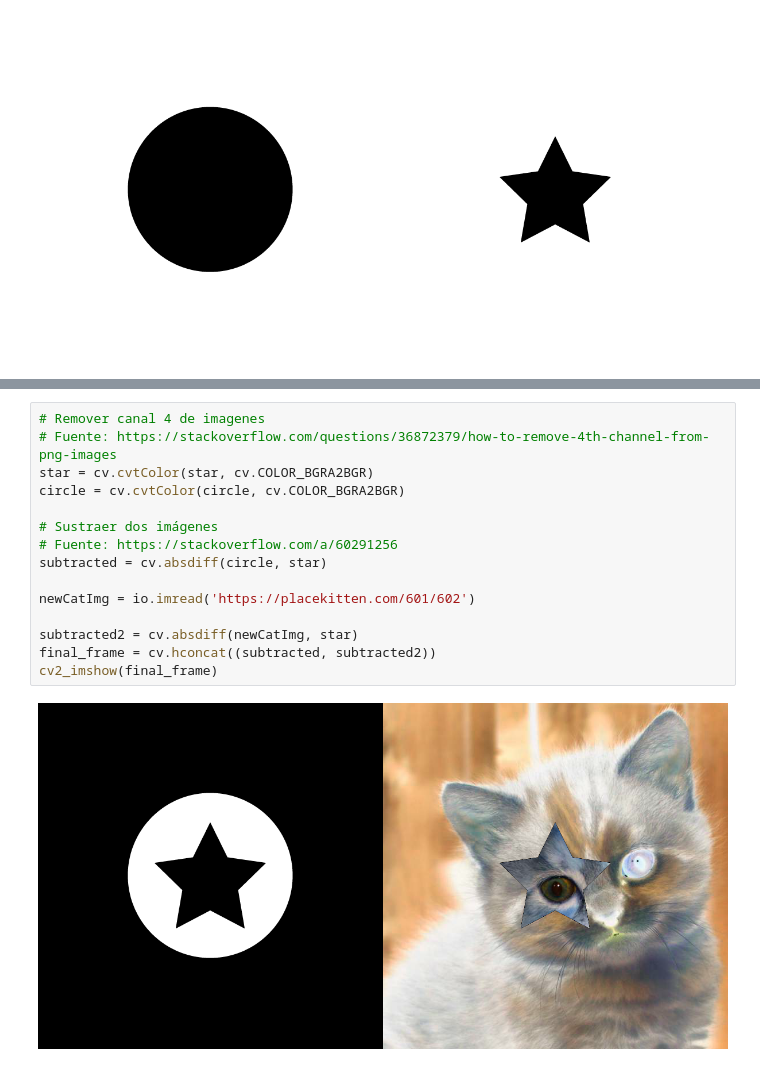
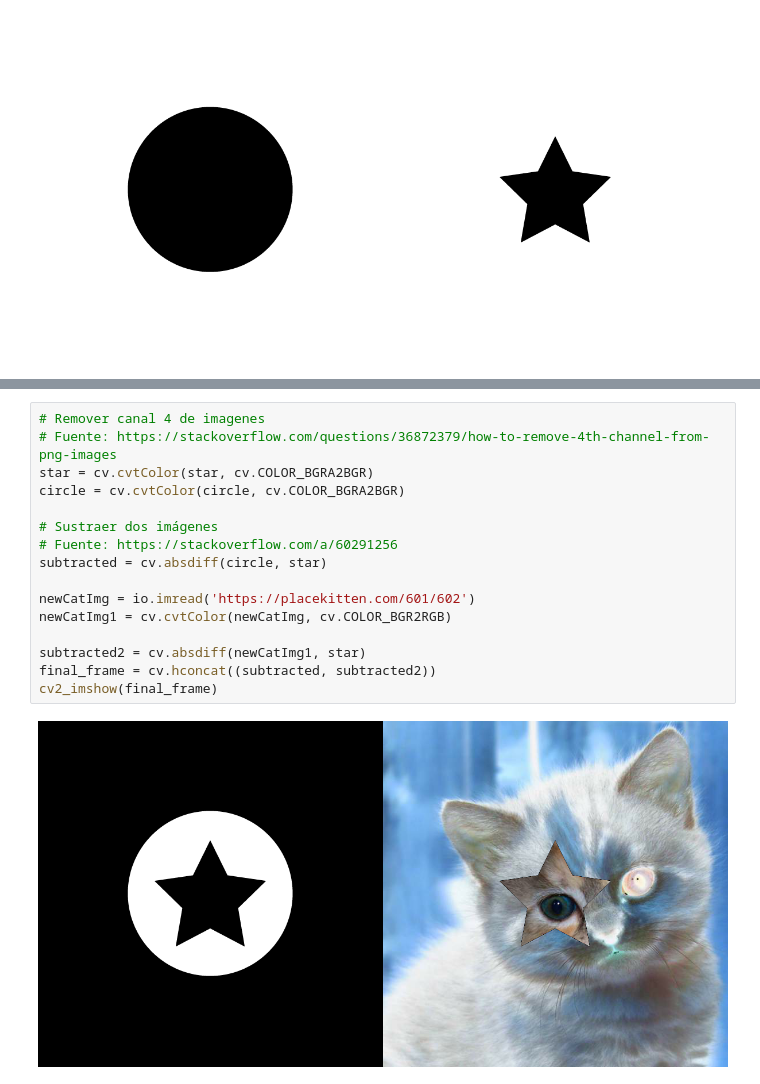
Before and after one commit to andreac941/ComputerVision-Eq3, a Jupyter notebook: SimpleImageProcessing_Eq10.ipynb, the cells around one changed output, grey strips where cells are left out. Cells and saved outputs as stored; diff of their text form.

```diff
--- a/SimpleImageProcessing_Eq10.ipynb
+++ b/SimpleImageProcessing_Eq10.ipynb
@@ -103,17 +109,18 @@ cv2_imshow(final_frame)
 # %%
 # Remover canal 4 de imagenes
 # Fuente: https://stackoverflow.com/questions/36872379/how-to-remove-4th-channel-from-png-images
 star = cv.cvtColor(star, cv.COLOR_BGRA2BGR)
 circle = cv.cvtColor(circle, cv.COLOR_BGRA2BGR)
 
 # Sustraer dos imágenes
 # Fuente: https://stackoverflow.com/a/60291256
 subtracted = cv.absdiff(circle, star)
 
 newCatImg = io.imread('https://placekitten.com/601/602')
+newCatImg1 = cv.cvtColor(newCatImg, cv.COLOR_BGR2RGB)
 
-subtracted2 = cv.absdiff(newCatImg, star)
+subtracted2 = cv.absdiff(newCatImg1, star)
 final_frame = cv.hconcat((subtracted, subtracted2))
 cv2_imshow(final_frame)
 # %% [output]
-[figure, old version]
+[figure, new version]
```
Also changed, not shown: parts of 1 cell of this notebook.
